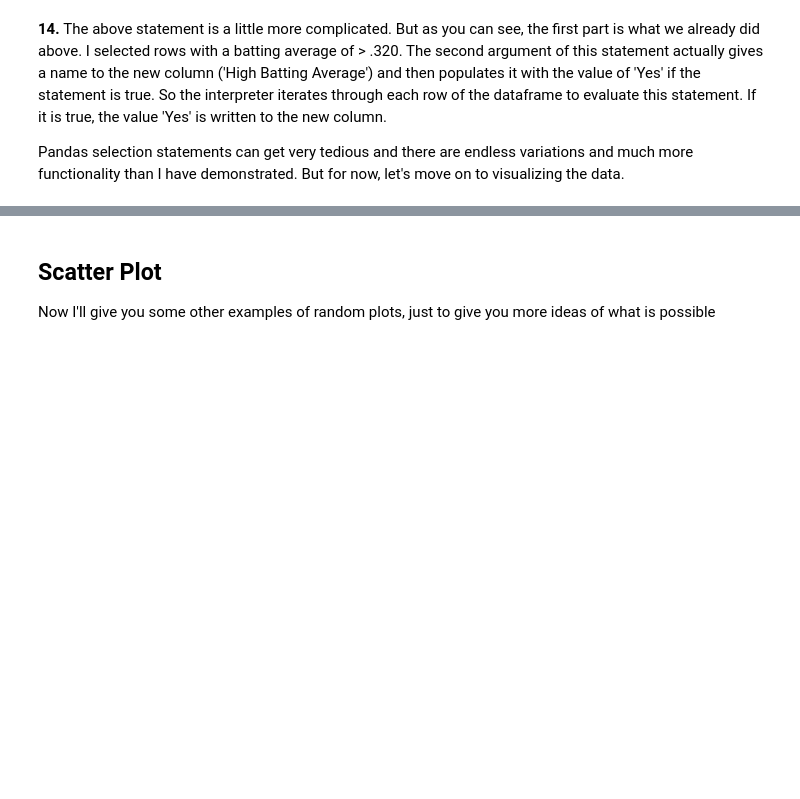
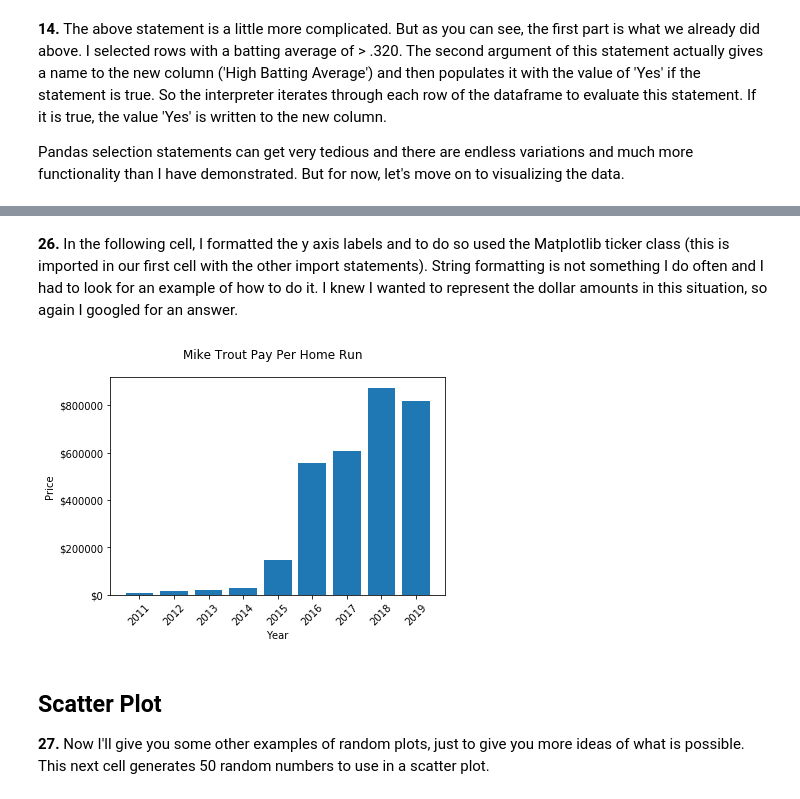
Before and after one commit to epurpur/PythonDataViz, a Jupyter notebook: pythondataviz_matplotlib.ipynb, the cells around one changed output, grey strips where cells are left out. Cells and saved outputs as stored; diff of their text form; code cells hidden in the pictures; blank space fills up the shorter version.

```diff
--- a/pythondataviz_matplotlib.ipynb
+++ b/pythondataviz_matplotlib.ipynb
@@ -331,21 +380,25 @@ print(cost_per_home_run)
+# %% [markdown]
+<strong> 26. </strong> In the following cell, I formatted the y axis labels and to do so used the Matplotlib ticker class (this is imported in our first cell with the other import statements). String formatting is not something I do often and I had to look for an example of how to do it. I knew I wanted to represent the dollar amounts in this situation, so again I googled for an answer.
 # %%
 fig, ax = plt.subplots()
 
 plt.xlabel('Year')
 plt.xticks(rotation=45)
 plt.xticks(year)
 
 formatter = ticker.FormatStrFormatter('$%.0f')     #formatting y axis as dollar amounts
 ax.yaxis.set_major_formatter(formatter)
 
 plt.ylabel('Price')
-plt.suptitle('Mike Trout Yearly Cost Per Home Run')
+plt.suptitle('Mike Trout Pay Per Home Run')
 plt.bar(year, cost_per_home_run)
 plt.show()
+# %% [output]
+[figure, added]
 # %% [markdown]
 ## Scatter Plot
 
-Now I'll give you some other examples of random plots, just to give you more ideas of what is possible
+<strong> 27. </strong> Now I'll give you some other examples of random plots, just to give you more ideas of what is possible. This next cell generates 50 random numbers to use in a scatter plot.
 # %%
 N = 50
 x = np.random.rand(N)
```
Also changed, not shown: parts of 39 cells of this notebook.
